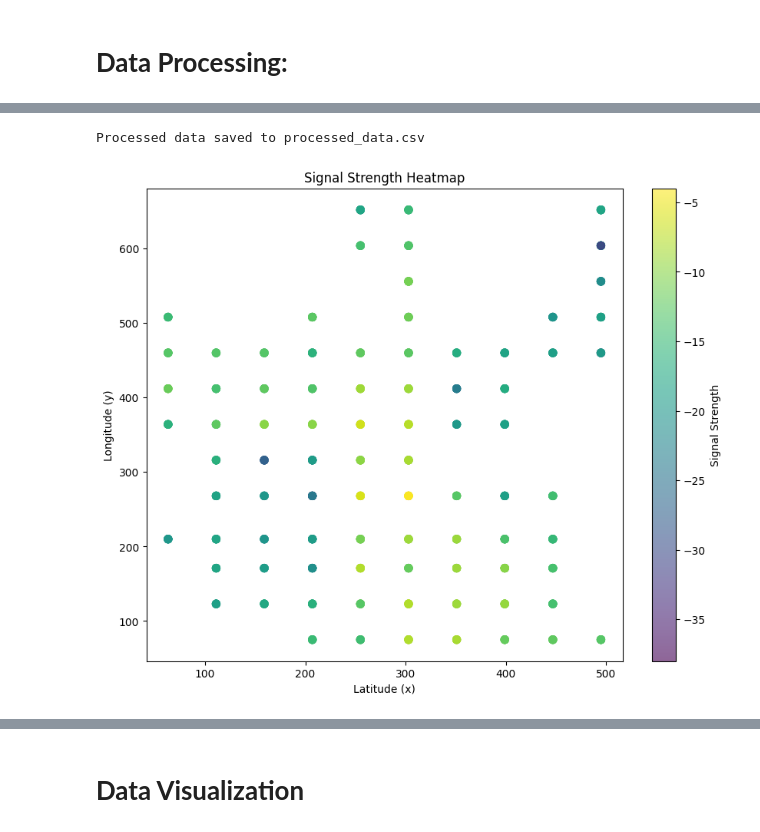
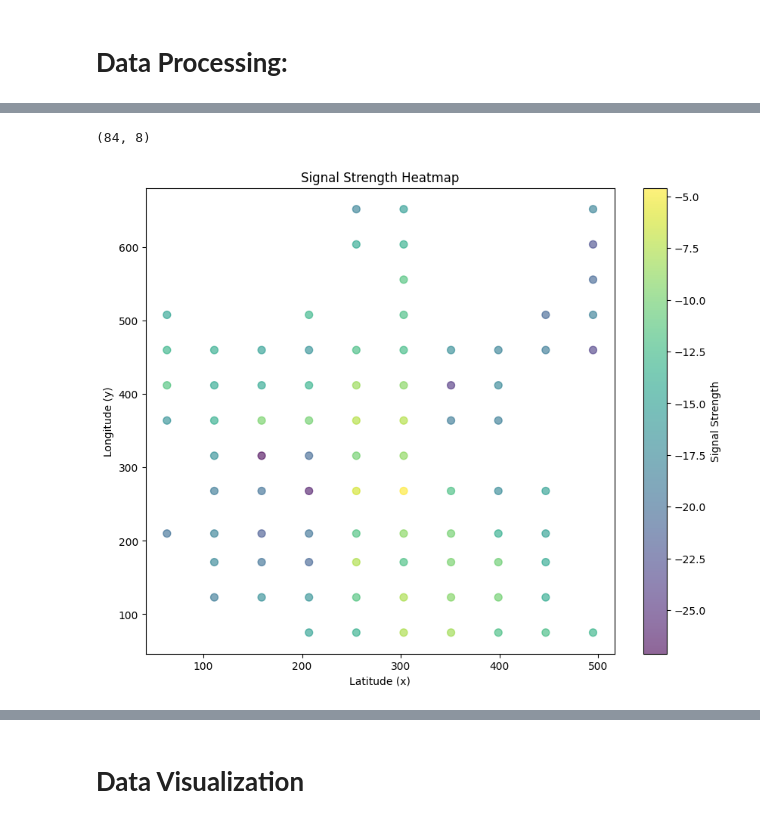
Before and after one commit to CodeWizard812/Signal-Strength-Prediction, a Jupyter notebook: Signal_strength_Data_Processing.ipynb, the cells around one changed output, grey strips where cells are left out. Cells and saved outputs as stored; diff of their text form; code cells hidden in the pictures.

```diff
--- a/Signal_strength_Data_Processing.ipynb
+++ b/Signal_strength_Data_Processing.ipynb
@@ -42,10 +329,10 @@ Data Preview:
 # %%
-# Step 4: Replace "Unknown" with NaN and drop columns with all NaN or "Unknown" values
-data.replace("Unknown", np.nan, inplace=True)
-data.dropna(axis=1, how='all', inplace=True)
-data = data.drop(columns=['Download Speed (Additional)', 'Signal Strength (Additional)', 'Unnamed: 9', 'Unnamed: 10'], errors='ignore')
+# # Step 4: Replace "Unknown" with NaN and drop columns with all NaN or "Unknown" values
+# data.replace("Unknown", np.nan, inplace=True)
+# data.dropna(axis=1, how='all', inplace=True)
+# data = data.drop(columns=['Download Speed (Additional)', 'Signal Strength (Additional)', 'Unnamed: 9', 'Unnamed: 10'], errors='ignore')
 
-print("Data Shape:")
-print(data.shape)
-print("Cleaned Data:")
-print(data.head())
+# print("Data Shape:")
+# print(data.shape)
+# print("Cleaned Data:")
+# print(data.head())
@@ -100,12 +339,12 @@ Cleaned Data Preview:
 # %% [markdown]
 # **Data Processing:**
 # %%
-# Step 6: Create the 'coordinate' column by combining 'x' and 'y'
-data['Coordinate'] = data['Pixel Latitude (X)'].astype(str) + ',' + data['Pixel Longitude (Y)'].astype(str)
+# # Step 6: Create the 'coordinate' column by combining 'x' and 'y'
+# data['Coordinate'] = data['Pixel Latitude (X)'].astype(str) + ',' + data['Pixel Longitude (Y)'].astype(str)
 
-#Replace "Unknown" with NaN and drop columns with all NaN or "Unknown" values
-# data.replace("Unknown", np.nan, inplace=True)
-# data.dropna(axis=1, how='all', inplace=True)
+# #Replace "Unknown" with NaN and drop columns with all NaN or "Unknown" values
+# # data.replace("Unknown", np.nan, inplace=True)
+# # data.dropna(axis=1, how='all', inplace=True)
 
-print("Pre-Processed Data Preview:")
-print(data.head())
+# print("Pre-Processed Data Preview:")
+# print(data.head())
@@ -159,21 +394,22 @@ Processed Data Preview:
 # %%
-# Step 8: Save the aggregated data to a new CSV file
-output_file = 'processed_data.csv'
-aggregated_data.to_csv(output_file, index=False)
-print(f"Processed data saved to {output_file}")
+# # Step 8: Save the aggregated data to a new CSV file
+# output_file = 'processed_data.csv'
+# aggregated_data.to_csv(output_file, index=False)
+# print(f"Processed data saved to {output_file}")
+data.shape
 # %% [output]
-Processed data saved to processed_data.csv
+(84, 8)
 # %%
 # Step 9: Visualize data - Plot signal strength heatmap
 plt.figure(figsize=(10, 8))
-plt.scatter(data['Pixel Latitude (X)'], data['Pixel Longitude (Y)'], c=data['Signal Strength'], cmap='viridis', s=50, alpha=0.6)
+plt.scatter(data['Pixel_Latitude_X'], data['Pixel_Longitude_Y'], c=data['avg_signal_strength_dBm'], cmap='viridis', s=50, alpha=0.6)
 plt.colorbar(label='Signal Strength')
 plt.xlabel('Latitude (x)')
 plt.ylabel('Longitude (y)')
 plt.title('Signal Strength Heatmap')
 plt.show()
 # %% [output]
-[figure, old version]
+[figure, new version]
 # %%
 # Visualize download speed heatmap
 plt.figure(figsize=(10, 8))
```
Also changed, not shown: parts of 43 cells of this notebook, 1 other file.
